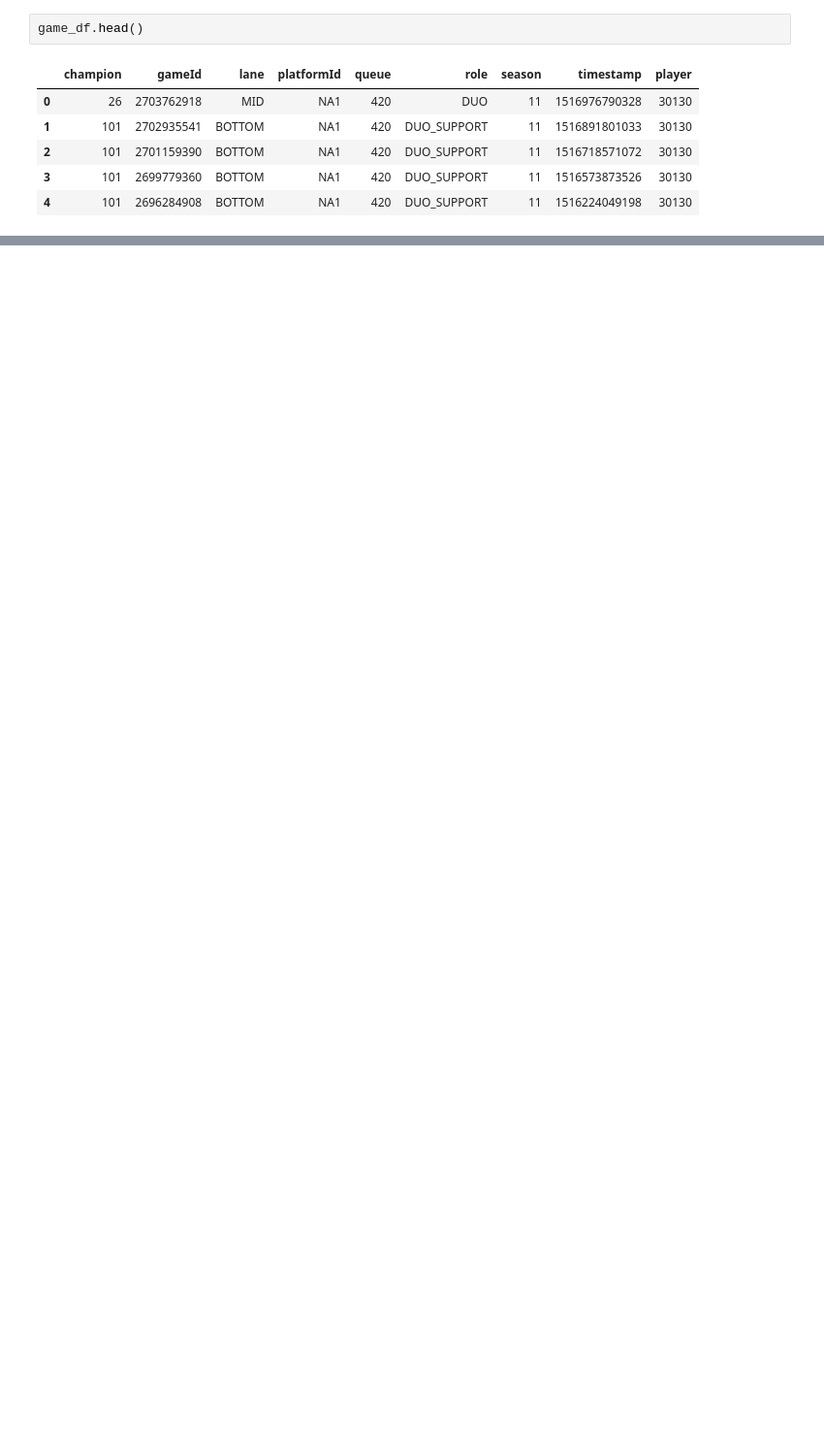
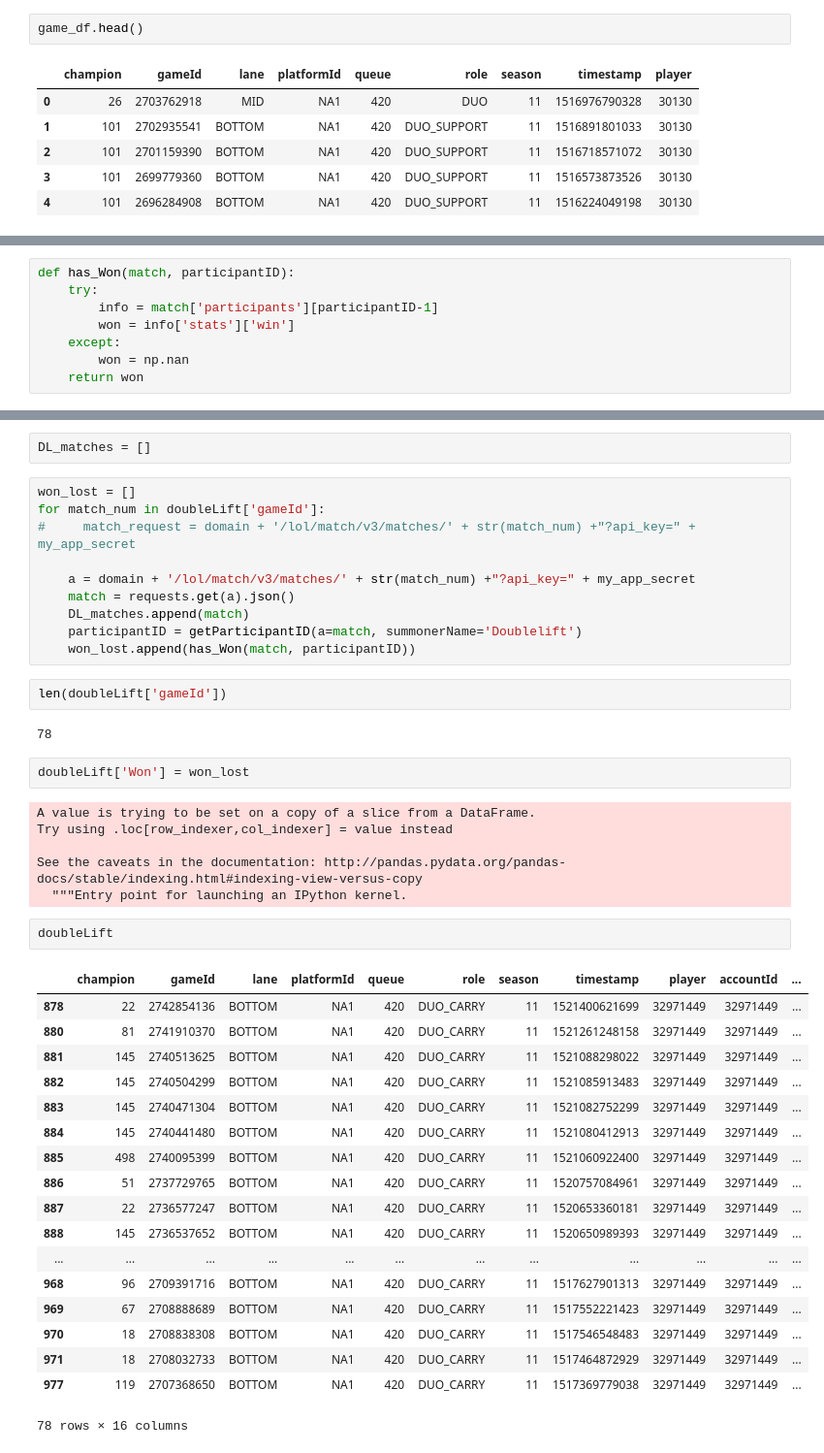
Before and after one commit to taeng999/lcs_stats, a Jupyter notebook: Riot API Calling.ipynb, the cells around one changed output, grey strips where cells are left out. Shown: that part at 97% size. Cells and saved outputs as stored; diff of their text form; blank space fills up the shorter version.

Commit message:
moarrrr data

```diff
--- a/Riot API Calling.ipynb
+++ b/Riot API Calling.ipynb
@@ -183,0 +247,8 @@ df = game_df.merge(info, how='inner', right_on='accountId', left_on='accountID')
+# %%
+def has_Won(match, participantID):
+    try:
+        info = match['participants'][participantID-1]
+        won = info['stats']['win']
+    except:
+        won = np.nan
+    return won
@@ -211,0 +286,45 @@ df.head()
+# %%
+DL_matches = []
+# %%
+won_lost = []
+for match_num in doubleLift['gameId']:
+#     match_request = domain + '/lol/match/v3/matches/' + str(match_num) +"?api_key=" + my_app_secret
+
+    a = domain + '/lol/match/v3/matches/' + str(match_num) +"?api_key=" + my_app_secret
+    match = requests.get(a).json()
+    DL_matches.append(match)
+    participantID = getParticipantID(a=match, summonerName='Doublelift')
+    won_lost.append(has_Won(match, participantID))
+# %%
+len(doubleLift['gameId'])
+# %% [output]
+78
+# %%
+doubleLift['Won'] = won_lost
+# %% [output]
+A value is trying to be set on a copy of a slice from a DataFrame.
+Try using .loc[row_indexer,col_indexer] = value instead
+
+See the caveats in the documentation: http://pandas.pydata.org/pandas-docs/stable/indexing.html#indexing-view-versus-copy
+  """Entry point for launching an IPython kernel.
+# %%
+doubleLift
+# %% [output]
+|  | champion | gameId | lane | platformId | queue | role | season | timestamp | player | accountId | ... |
+| 878 | 22 | 2742854136 | BOTTOM | NA1 | 420 | DUO_CARRY | 11 | 1521400621699 | 32971449 | 32971449 | ... |
+| 880 | 81 | 2741910370 | BOTTOM | NA1 | 420 | DUO_CARRY | 11 | 1521261248158 | 32971449 | 32971449 | ... |
+| 881 | 145 | 2740513625 | BOTTOM | NA1 | 420 | DUO_CARRY | 11 | 1521088298022 | 32971449 | 32971449 | ... |
+| 882 | 145 | 2740504299 | BOTTOM | NA1 | 420 | DUO_CARRY | 11 | 1521085913483 | 32971449 | 32971449 | ... |
+| 883 | 145 | 2740471304 | BOTTOM | NA1 | 420 | DUO_CARRY | 11 | 1521082752299 | 32971449 | 32971449 | ... |
+| 884 | 145 | 2740441480 | BOTTOM | NA1 | 420 | DUO_CARRY | 11 | 1521080412913 | 32971449 | 32971449 | ... |
+| 885 | 498 | 2740095399 | BOTTOM | NA1 | 420 | DUO_CARRY | 11 | 1521060922400 | 32971449 | 32971449 | ... |
+| 886 | 51 | 2737729765 | BOTTOM | NA1 | 420 | DUO_CARRY | 11 | 1520757084961 | 32971449 | 32971449 | ... |
+| 887 | 22 | 2736577247 | BOTTOM | NA1 | 420 | DUO_CARRY | 11 | 1520653360181 | 32971449 | 32971449 | ... |
+| 888 | 145 | 2736537652 | BOTTOM | NA1 | 420 | DUO_CARRY | 11 | 1520650989393 | 32971449 | 32971449 | ... |
+| ... | ... | ... | ... | ... | ... | ... | ... | ... | ... | ... | ... |
+| 968 | 96 | 2709391716 | BOTTOM | NA1 | 420 | DUO_CARRY | 11 | 1517627901313 | 32971449 | 32971449 | ... |
+| 969 | 67 | 2708888689 | BOTTOM | NA1 | 420 | DUO_CARRY | 11 | 1517552221423 | 32971449 | 32971449 | ... |
+| 970 | 18 | 2708838308 | BOTTOM | NA1 | 420 | DUO_CARRY | 11 | 1517546548483 | 32971449 | 32971449 | ... |
+| 971 | 18 | 2708032733 | BOTTOM | NA1 | 420 | DUO_CARRY | 11 | 1517464872929 | 32971449 | 32971449 | ... |
+| 977 | 119 | 2707368650 | BOTTOM | NA1 | 420 | DUO_CARRY | 11 | 1517369779038 | 32971449 | 32971449 | ... |
+78 rows × 16 columns
```
Also changed, not shown: parts of 34 cells of this notebook.
